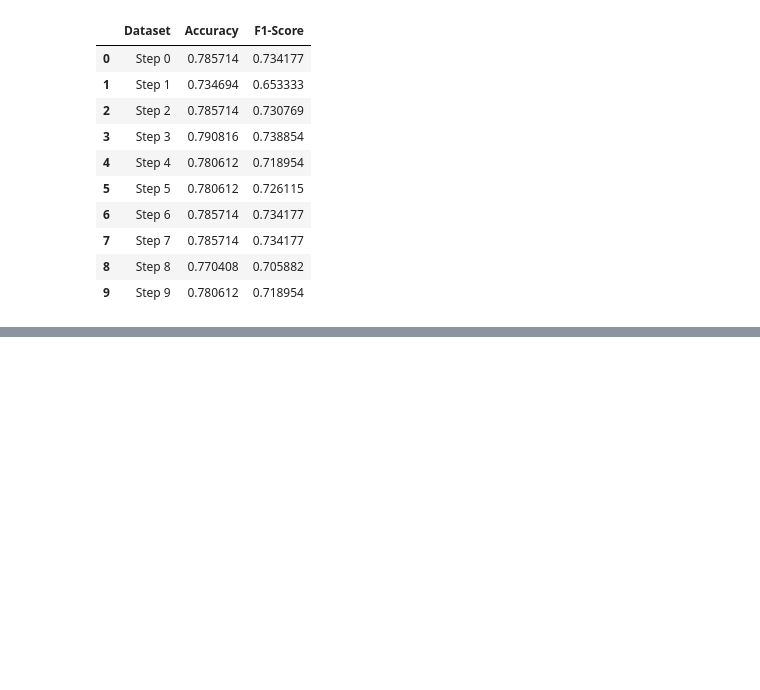
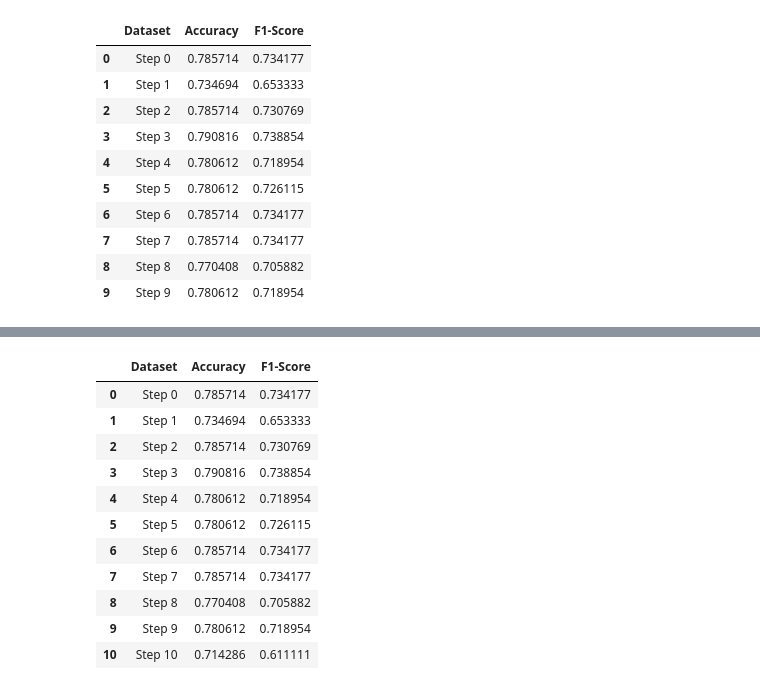
Before and after one commit to john2408/project_intro_ai, a Jupyter notebook: notebooks/Samuel/Task 2 Preprocessing.ipynb, the cells around one changed output, grey strips where cells are left out. Cells and saved outputs as stored; diff of their text form; code cells hidden in the pictures; blank space fills up the shorter version.

```diff
--- a/notebooks/Samuel/Task 2 Preprocessing.ipynb
+++ b/notebooks/Samuel/Task 2 Preprocessing.ipynb
@@ -774,0 +829,16 @@ df_check
+# %%
+check_processing_step(df_step10, 'Step 10')
+df_check
+# %% [output]
+|  | Dataset | Accuracy | F1-Score |
+| 0 | Step 0 | 0.785714 | 0.734177 |
+| 1 | Step 1 | 0.734694 | 0.653333 |
+| 2 | Step 2 | 0.785714 | 0.730769 |
+| 3 | Step 3 | 0.790816 | 0.738854 |
+| 4 | Step 4 | 0.780612 | 0.718954 |
+| 5 | Step 5 | 0.780612 | 0.726115 |
+| 6 | Step 6 | 0.785714 | 0.734177 |
+| 7 | Step 7 | 0.785714 | 0.734177 |
+| 8 | Step 8 | 0.770408 | 0.705882 |
+| 9 | Step 9 | 0.780612 | 0.718954 |
+| 10 | Step 10 | 0.714286 | 0.611111 |
```
Also changed, not shown: parts of 12 cells of this notebook.
